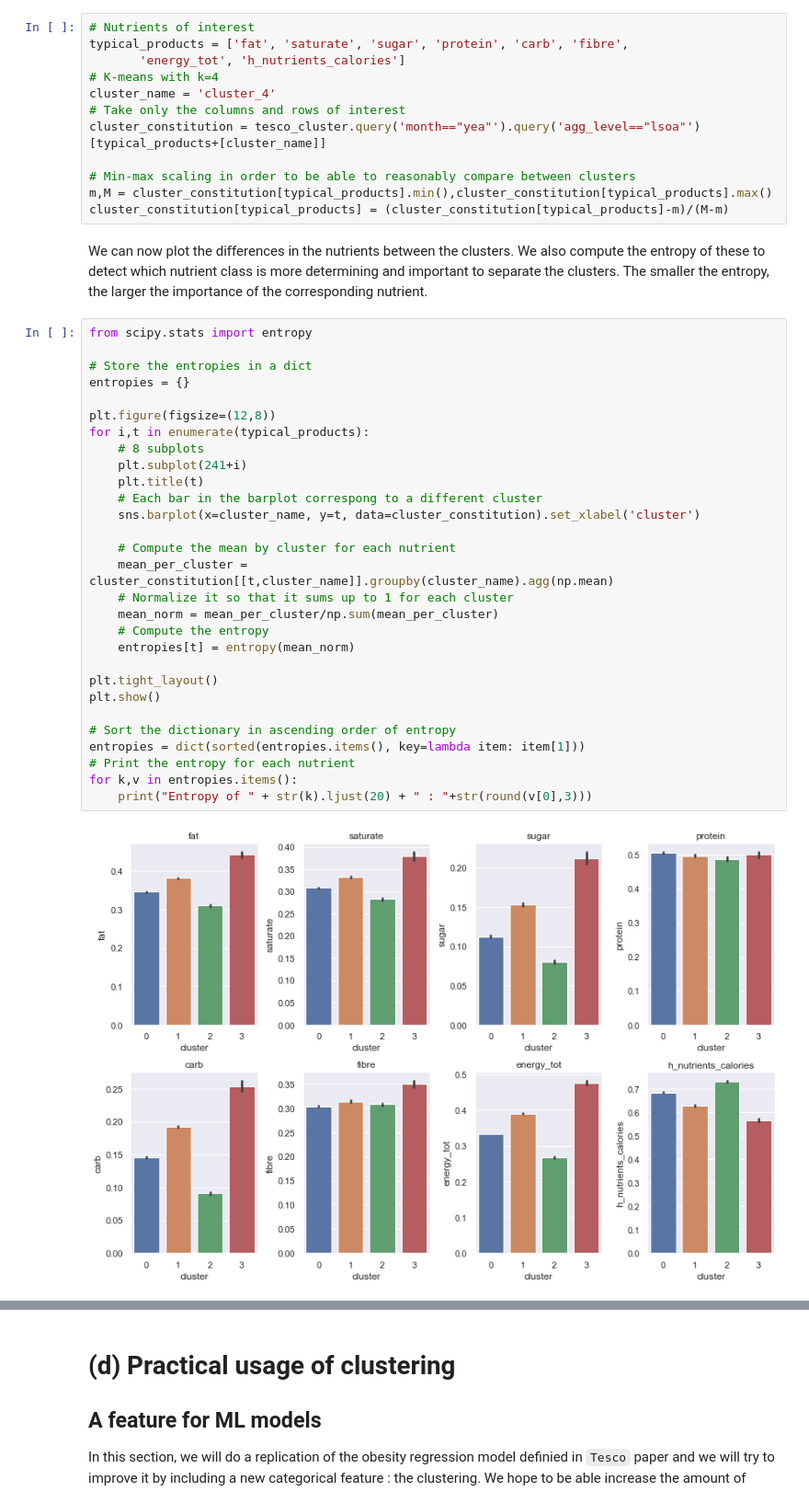
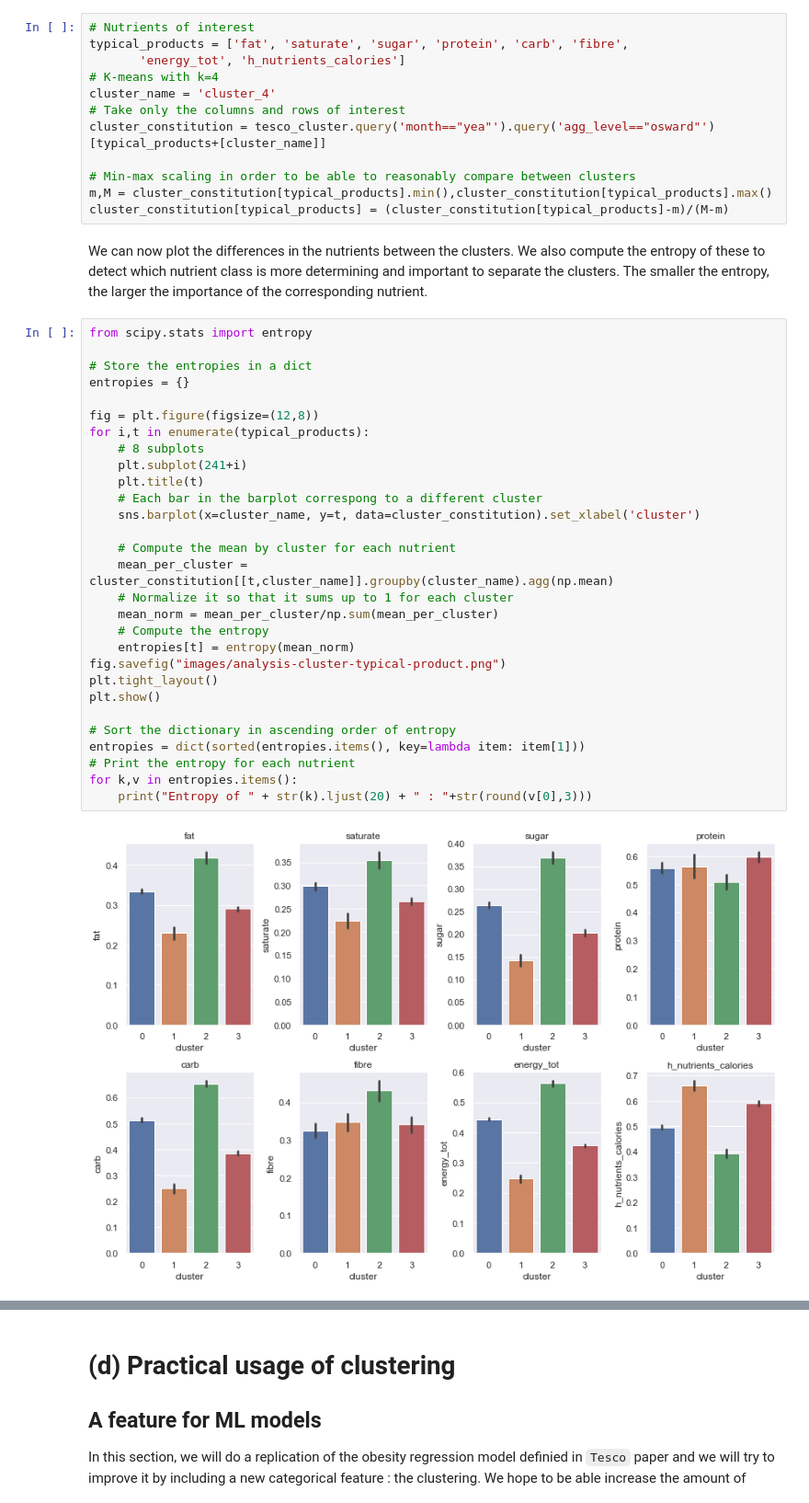
Before and after one commit to epfl-ada/ada-2020-project-milestone-p3-p3_pleutre, a Jupyter notebook: Merged.ipynb, the cells around one changed output, grey strips where cells are left out. Shown at 92% size. Drawn from its saved outputs; the diff is of its cells as text.

```diff
--- a/Merged.ipynb
+++ b/Merged.ipynb
@@ -843,7 +866,7 @@ typical_products = ['fat', 'saturate', 'sugar', 'protein', 'carb', 'fibre',
 # K-means with k=4
 cluster_name = 'cluster_4'
 # Take only the columns and rows of interest
-cluster_constitution = tesco_cluster.query('month=="yea"').query('agg_level=="lsoa"')[typical_products+[cluster_name]]
+cluster_constitution = tesco_cluster.query('month=="yea"').query('agg_level=="osward"')[typical_products+[cluster_name]]
 
 # Min-max scaling in order to be able to reasonably compare between clusters
 m,M = cluster_constitution[typical_products].min(),cluster_constitution[typical_products].max()
@@ -853,31 +876,31 @@ We can now plot the differences in the nutrients between the clusters. We also c
 # %%
 from scipy.stats import entropy
 
 # Store the entropies in a dict
 entropies = {}
 
-plt.figure(figsize=(12,8))
+fig = plt.figure(figsize=(12,8))
 for i,t in enumerate(typical_products):
     # 8 subplots
     plt.subplot(241+i)
     plt.title(t)
     # Each bar in the barplot correspong to a different cluster
     sns.barplot(x=cluster_name, y=t, data=cluster_constitution).set_xlabel('cluster')
 
     # Compute the mean by cluster for each nutrient
     mean_per_cluster = cluster_constitution[[t,cluster_name]].groupby(cluster_name).agg(np.mean)
     # Normalize it so that it sums up to 1 for each cluster
     mean_norm = mean_per_cluster/np.sum(mean_per_cluster)
     # Compute the entropy
     entropies[t] = entropy(mean_norm)
-
+fig.savefig("images/analysis-cluster-typical-product.png")
 plt.tight_layout()
 plt.show()
 
 # Sort the dictionary in ascending order of entropy
 entropies = dict(sorted(entropies.items(), key=lambda item: item[1]))
 # Print the entropy for each nutrient
 for k,v in entropies.items():
     print("Entropy of " + str(k).ljust(20) + " : "+str(round(v[0],3)))
 # %% [output]
-[figure, old version]
+[figure, new version]
```
Also changed, not shown: parts of 29 cells of this notebook, 11 other files.
